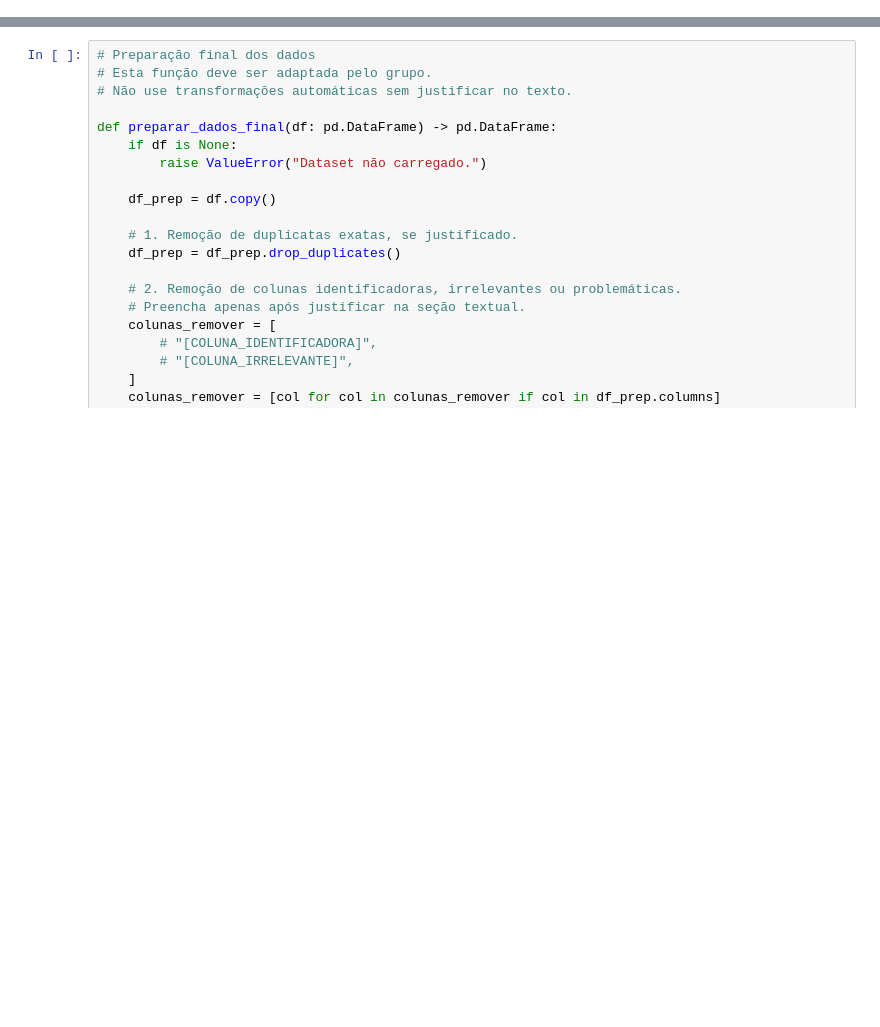
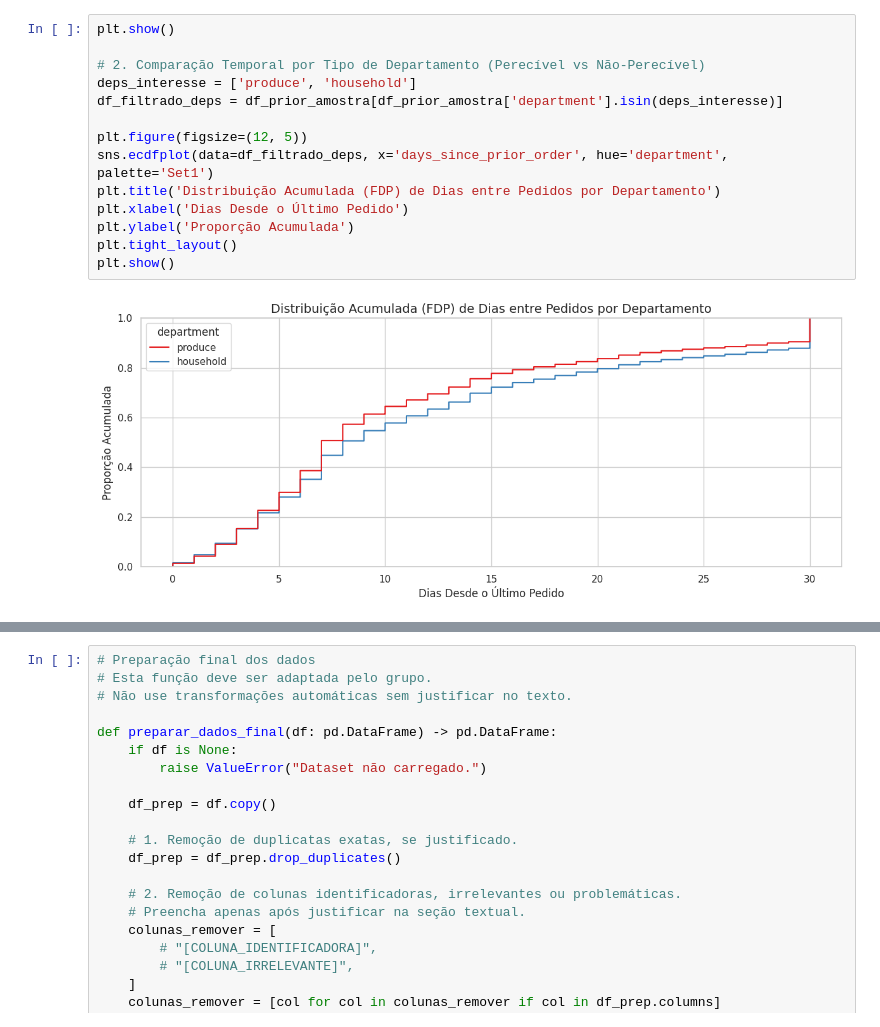
Before and after one commit to Doctor-Math/TPs-Mineracao-de-Dados, a Jupyter notebook: notebooks/project/Projeto_Grupo6.ipynb, the cells around one changed output, grey strips where cells are left out. Cells and saved outputs as stored; diff of their text form; blank space fills up the shorter version.

```diff
--- a/notebooks/project/Projeto_Grupo6.ipynb
+++ b/notebooks/project/Projeto_Grupo6.ipynb
@@ -374,0 +307,16 @@ A análise deve responder:
+# %%
+plt.show()
+
+# 2. Comparação Temporal por Tipo de Departamento (Perecível vs Não-Perecível)
+deps_interesse = ['produce', 'household']
+df_filtrado_deps = df_prior_amostra[df_prior_amostra['department'].isin(deps_interesse)]
+
+plt.figure(figsize=(12, 5))
+sns.ecdfplot(data=df_filtrado_deps, x='days_since_prior_order', hue='department', palette='Set1')
+plt.title('Distribuição Acumulada (FDP) de Dias entre Pedidos por Departamento')
+plt.xlabel('Dias Desde o Último Pedido')
+plt.ylabel('Proporção Acumulada')
+plt.tight_layout()
+plt.show()
+# %% [output]
+[figure, added]
```
Also changed, not shown: parts of 38 cells of this notebook.
